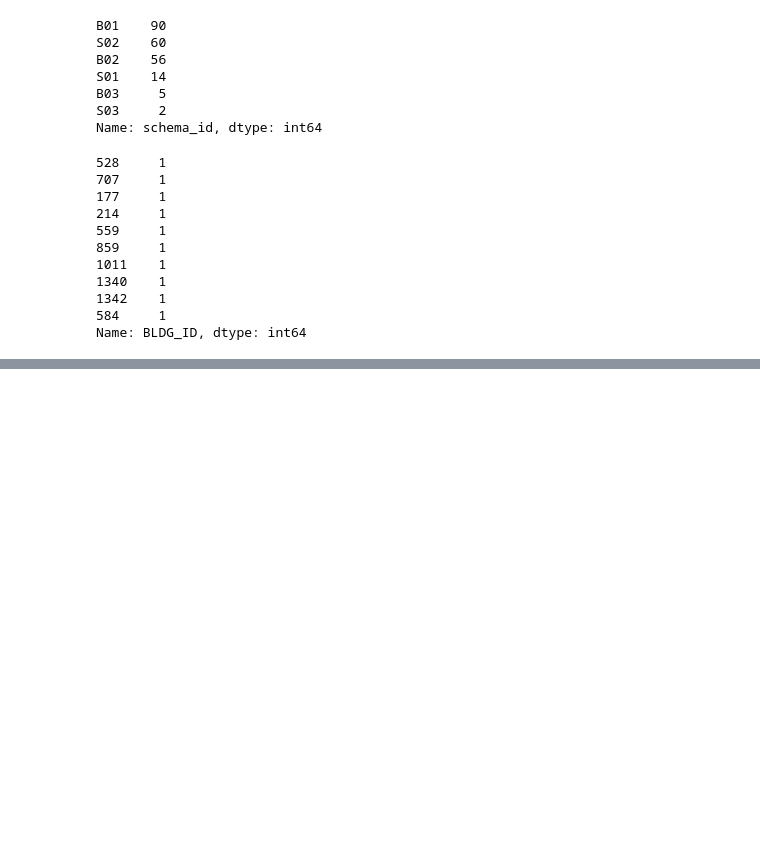
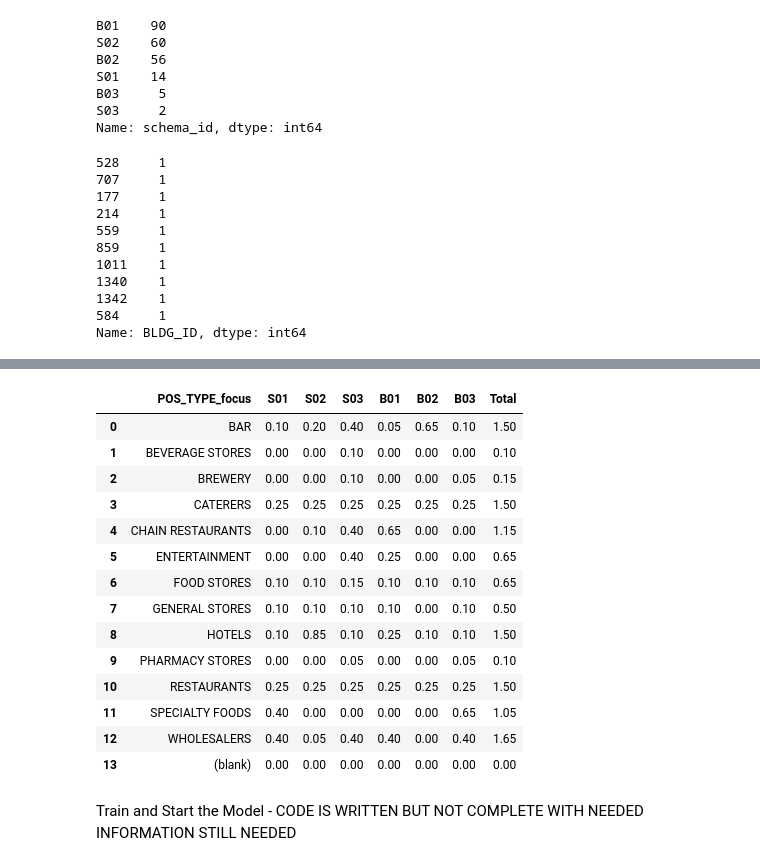
Before and after one commit to kuromasadev/PROJ4-GRP2, a Jupyter notebook: model/rand_forest_sa.ipynb, the cells around one changed output, grey strips where cells are left out. Cells and saved outputs as stored; diff of their text form; code cells hidden in the pictures; blank space fills up the shorter version.

Commit message:
rf model update

```diff
--- a/model/rand_forest_sa.ipynb
+++ b/model/rand_forest_sa.ipynb
@@ -153,0 +164,21 @@ supply_dummies.head()
+# %%
+# Grabbing the matrix csv file
+matrix_data_df
+# %% [output]
+|  | POS_TYPE_focus | S01 | S02 | S03 | B01 | B02 | B03 | Total |
+| 0 | BAR | 0.10 | 0.20 | 0.40 | 0.05 | 0.65 | 0.10 | 1.50 |
+| 1 | BEVERAGE STORES | 0.00 | 0.00 | 0.10 | 0.00 | 0.00 | 0.00 | 0.10 |
+| 2 | BREWERY | 0.00 | 0.00 | 0.10 | 0.00 | 0.00 | 0.05 | 0.15 |
+| 3 | CATERERS | 0.25 | 0.25 | 0.25 | 0.25 | 0.25 | 0.25 | 1.50 |
+| 4 | CHAIN RESTAURANTS | 0.00 | 0.10 | 0.40 | 0.65 | 0.00 | 0.00 | 1.15 |
+| 5 | ENTERTAINMENT | 0.00 | 0.00 | 0.40 | 0.25 | 0.00 | 0.00 | 0.65 |
+| 6 | FOOD STORES | 0.10 | 0.10 | 0.15 | 0.10 | 0.10 | 0.10 | 0.65 |
+| 7 | GENERAL STORES | 0.10 | 0.10 | 0.10 | 0.10 | 0.00 | 0.10 | 0.50 |
+| 8 | HOTELS | 0.10 | 0.85 | 0.10 | 0.25 | 0.10 | 0.10 | 1.50 |
+| 9 | PHARMACY STORES | 0.00 | 0.00 | 0.05 | 0.00 | 0.00 | 0.05 | 0.10 |
+| 10 | RESTAURANTS | 0.25 | 0.25 | 0.25 | 0.25 | 0.25 | 0.25 | 1.50 |
+| 11 | SPECIALTY FOODS | 0.40 | 0.00 | 0.00 | 0.00 | 0.00 | 0.65 | 1.05 |
+| 12 | WHOLESALERS | 0.40 | 0.05 | 0.40 | 0.40 | 0.00 | 0.40 | 1.65 |
+| 13 | (blank) | 0.00 | 0.00 | 0.00 | 0.00 | 0.00 | 0.00 | 0.00 |
+# %% [markdown]
+Train and Start the Model - CODE IS WRITTEN BUT NOT COMPLETE WITH NEEDED INFORMATION STILL NEEDED
```
Also changed, not shown: parts of 11 cells of this notebook.
